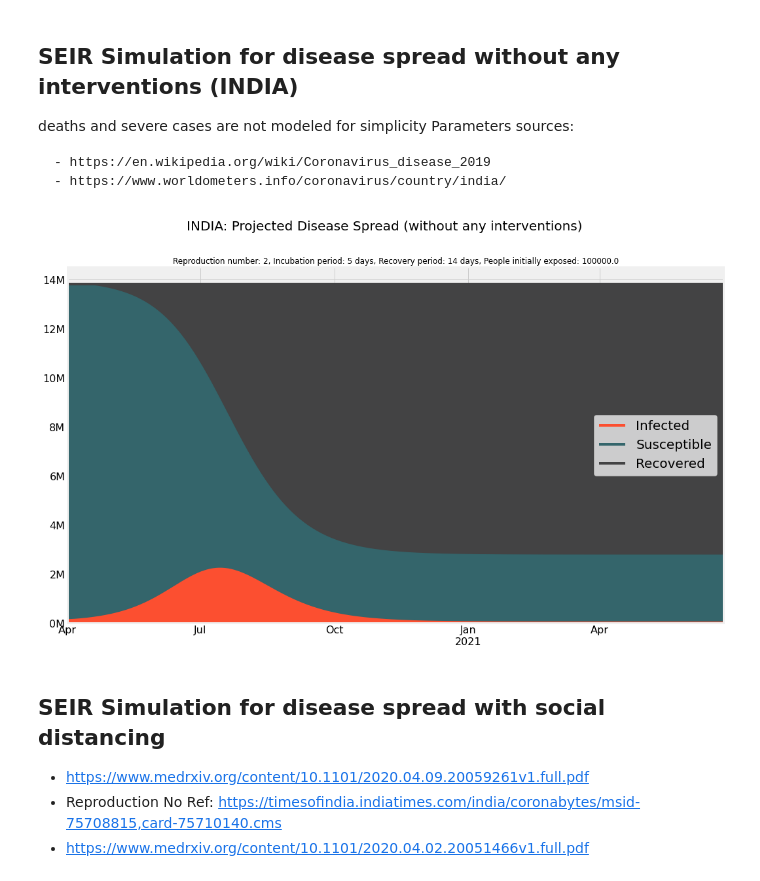
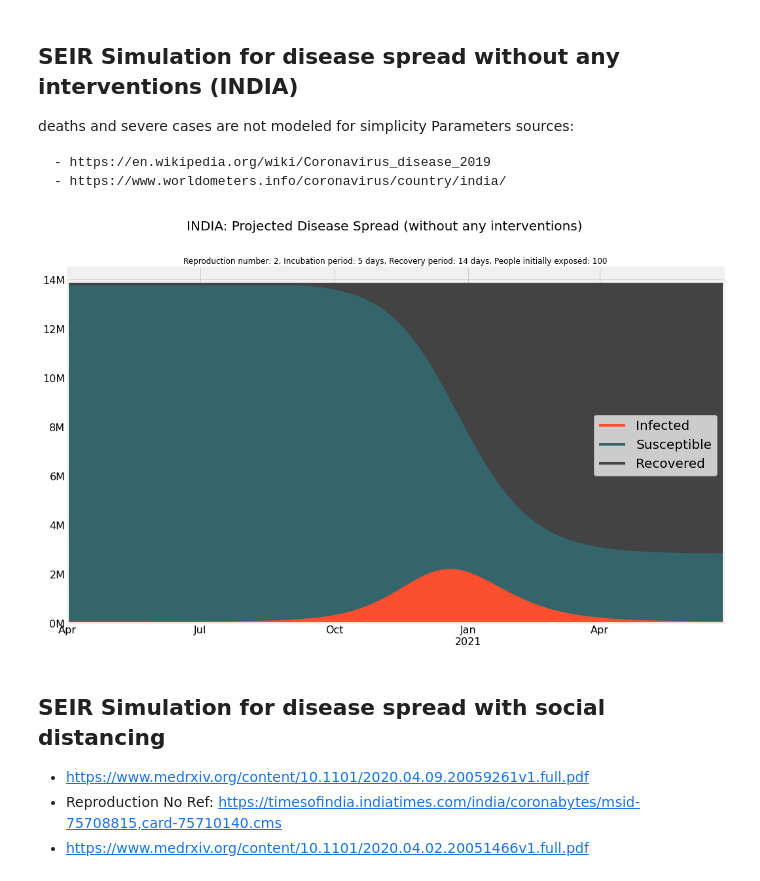
Before and after one commit to Niharika1203/CSE246_FinalProject-1, a Jupyter notebook: CSE246-FinalProject-COVID-19.ipynb, the cells around one changed output. Cells and saved outputs as stored; diff of their text form; code cells hidden in the pictures.

```diff
--- a/CSE246-FinalProject-COVID-19.ipynb
+++ b/CSE246-FinalProject-COVID-19.ipynb
@@ -286,9 +286,8 @@ def SEIR_model(initial_conditions, model_parameters, days):
         R.append(next_R)
 
     return pd.DataFrame(
-        np.stack([S, E, I, R]).T,
-        columns=["Susceptible","Exposed", "Infected", "Recovered"],
-    )
+        np.stack([S, E, I, R]).T ,
+        columns=["Susceptible","Exposed", "Infected", "Recovered"], )
 # %%
 # Helper function to plot simulation results
 from matplotlib.ticker import FuncFormatter
@@ -522,7 +520,7 @@ population_size = 1380e4 # 1380e6
 
 # Initial_conditions
 start_date = pd.to_datetime("2020-04-01") # When total cases crossed 100 (15 March 2020)
-initial_exposed = 10e4
+initial_exposed = 100
 initial_infected = 0
 initial_recovered = 0
 init_vals = (
@@ -535,34 +533,34 @@ init_vals = (
 # Run simulation
 results_df = SEIR_model(
     initial_conditions=init_vals,
     model_parameters=(sigma, beta, gamma),
     days=simulation_duration,
 )
 # Scale outputs by population size
 results_df *= population_size
 results_df = results_df.astype(int)
 # Set date index
 results_df.index = pd.date_range(
     start_date, start_date + pd.Timedelta(days=simulation_duration)
 )
 
 # Plotting
 # for plotting purposes, "infected" includes individuals who have been exposed as well
 SEIR_chart(
     pd.DataFrame(
         {
             "Infected": results_df["Infected"] + results_df["Exposed"],
             "Susceptible": results_df["Susceptible"],
             "Recovered": results_df["Recovered"],
         }
     ),
     "INDIA: Projected Disease Spread (without any interventions)",
     "Reproduction number: {}, Incubation period: {} days, Recovery period: {} days, People initially exposed: {}".format(
         reproduction_number, incubation_period, recovery_period, initial_exposed
     ),
 )
 # %% [output]
-[figure, old version]
+[figure, new version]
 # %% [markdown]
 ## SEIR Simulation for disease spread with social distancing
 
```
Also changed, not shown: parts of 9 cells of this notebook.
